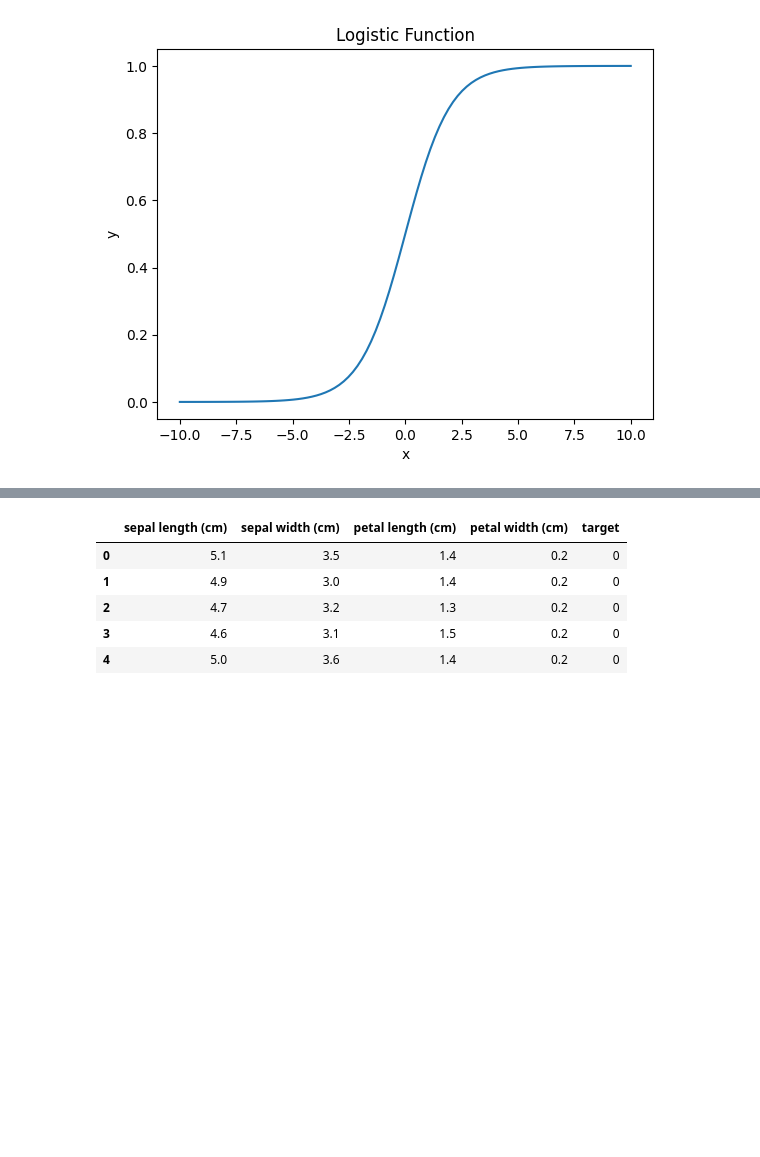
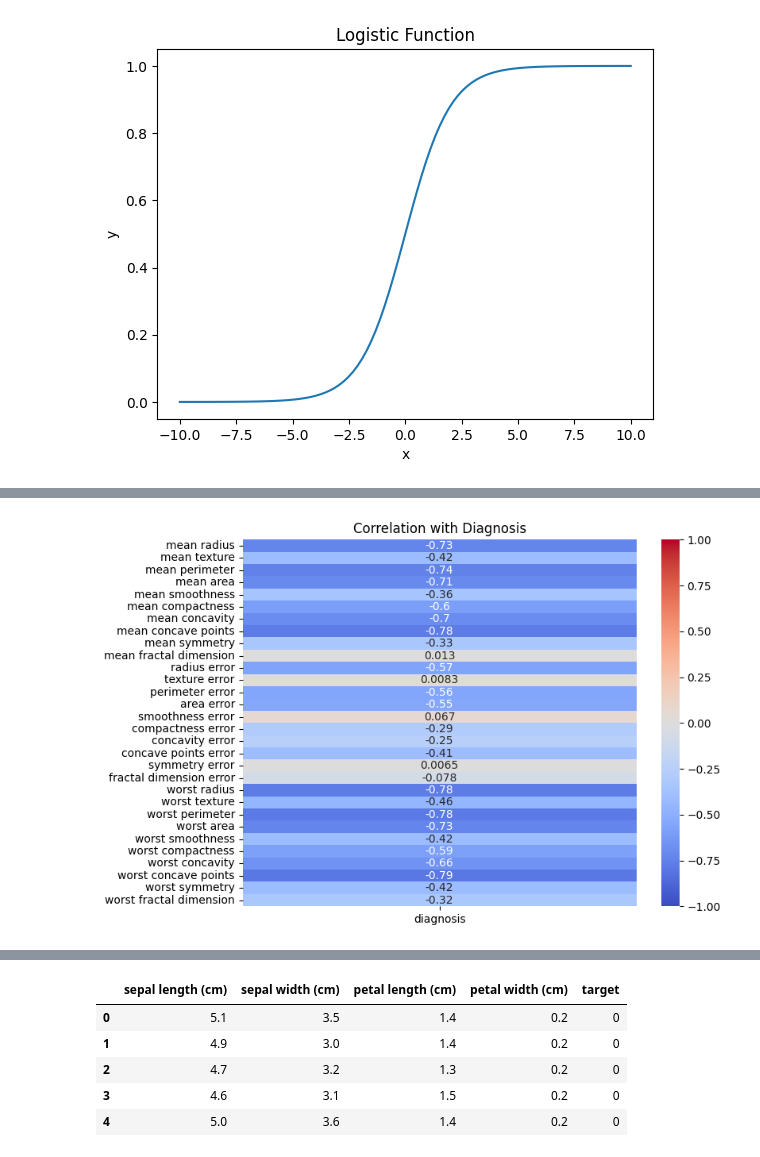
Before and after one commit to mmaazkhanhere/genai-learning-repo, a Jupyter notebook: machine-learning-course/course.ipynb, the cells around one changed output, grey strips where cells are left out. Saved outputs shown, nothing was run; the diff lists cells and outputs as text; code cells hidden in the pictures; blank space fills up the shorter version.

```diff
--- a/machine-learning-course/course.ipynb
+++ b/machine-learning-course/course.ipynb
@@ -320,3 +322,7 @@ plt.title('Logistic Function')
 plt.show()
 # %% [output]
 [figure]
+# %%
+cancer_dataset = load_breast_cancer()
+df = pd.DataFrame(cancer_dataset.data, columns=cancer_dataset.feature_names)
+df['diagnosis'] = cancer_dataset.target
@@ -322,0 +382,3 @@ plt.show()
+# %%
+corr = df.corr()
+corr.style.background_gradient(cmap='coolwarm')
@@ -322,0 +403,10 @@ plt.show()
+# %%
+corr_diagnosis = corr[['diagnosis']].drop('diagnosis')
+
+# Plot the heatmap
+plt.figure(figsize=(8, 6))
+sns.heatmap(corr_diagnosis, annot=True, cmap='coolwarm', cbar=True, vmax=1, vmin=-1, center=0)
+plt.title('Correlation with Diagnosis')
+plt.show()
+# %% [output]
+[figure, added]
```
Also changed, not shown: parts of 30 cells of this notebook, 1 other file.
